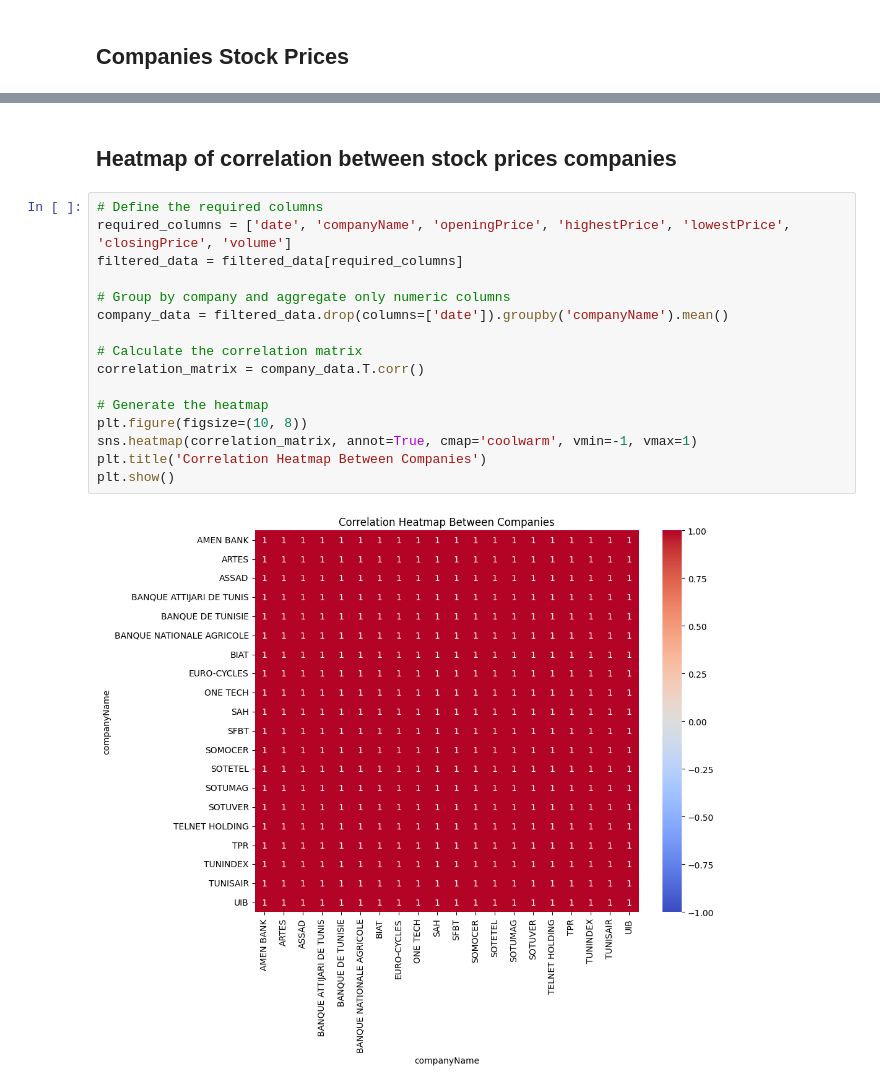
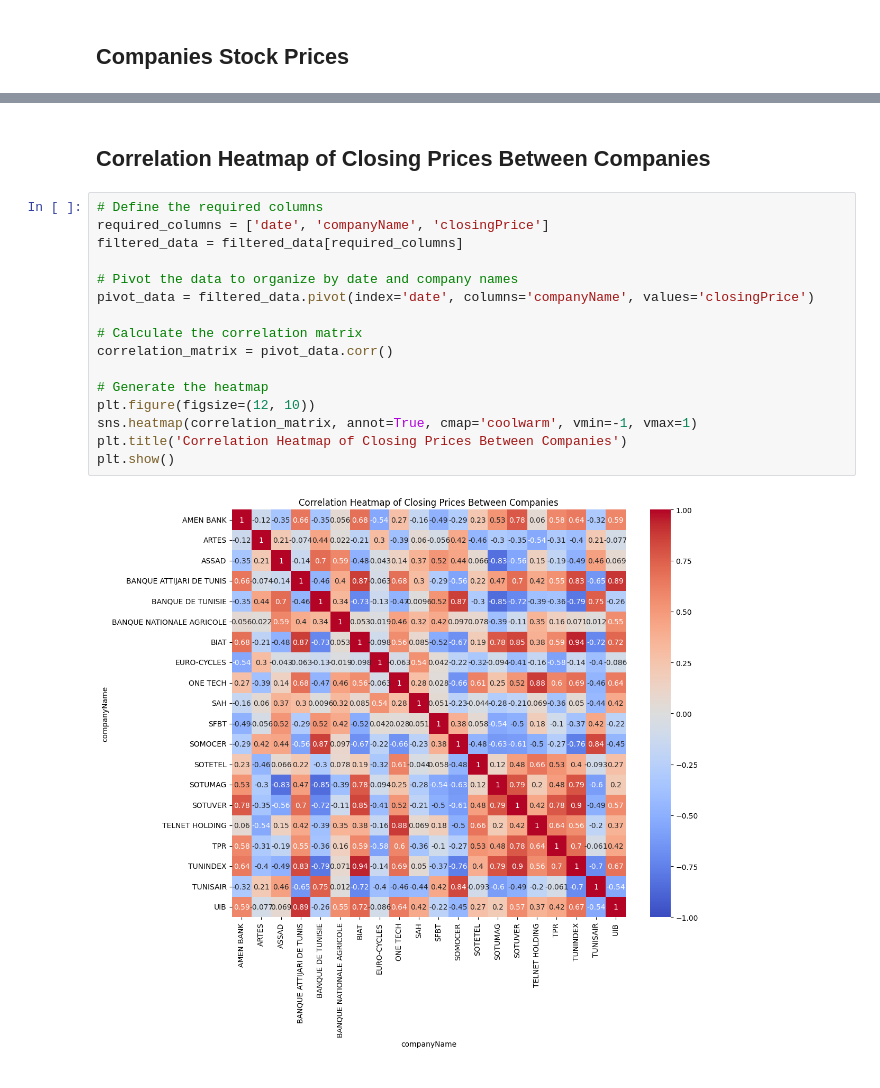
Before and after one commit to FirasKahlaoui/tunisia-stock-market, a Jupyter notebook: notebooks/Exploratory_Data_Analysis.ipynb, the cells around one changed output, grey strips where cells are left out. Drawn from its saved outputs; the diff is of its cells as text.

```diff
--- a/notebooks/Exploratory_Data_Analysis.ipynb
+++ b/notebooks/Exploratory_Data_Analysis.ipynb
@@ -215,23 +215,23 @@ if __name__ == '__main__':
     app.run_server(debug=True)
 # %% [output]
 [interactive output not drawn]
-# %% [markdown]
-## Heatmap of correlation between stock prices companies
+# %% [markdown]
+## Correlation Heatmap of Closing Prices Between Companies
 # %%
 # Define the required columns
-required_columns = ['date', 'companyName', 'openingPrice', 'highestPrice', 'lowestPrice', 'closingPrice', 'volume']
+required_columns = ['date', 'companyName', 'closingPrice']
 filtered_data = filtered_data[required_columns]
 
-# Group by company and aggregate only numeric columns
-company_data = filtered_data.drop(columns=['date']).groupby('companyName').mean()
+# Pivot the data to organize by date and company names
+pivot_data = filtered_data.pivot(index='date', columns='companyName', values='closingPrice')
 
 # Calculate the correlation matrix
-correlation_matrix = company_data.T.corr()
+correlation_matrix = pivot_data.corr()
 
 # Generate the heatmap
-plt.figure(figsize=(10, 8))
+plt.figure(figsize=(12, 10))
 sns.heatmap(correlation_matrix, annot=True, cmap='coolwarm', vmin=-1, vmax=1)
-plt.title('Correlation Heatmap Between Companies')
+plt.title('Correlation Heatmap of Closing Prices Between Companies')
 plt.show()
 # %% [output]
-[figure, old version]
+[figure, new version]
```
